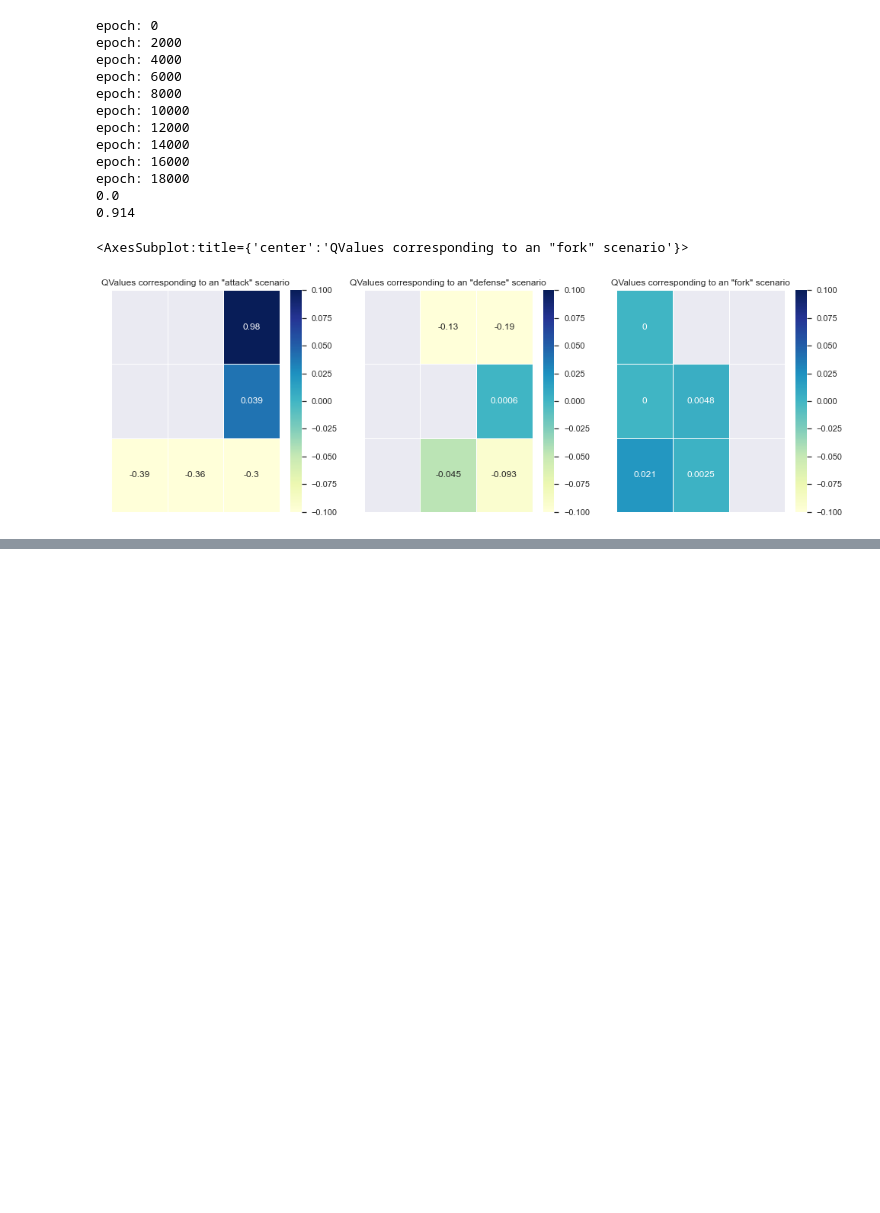
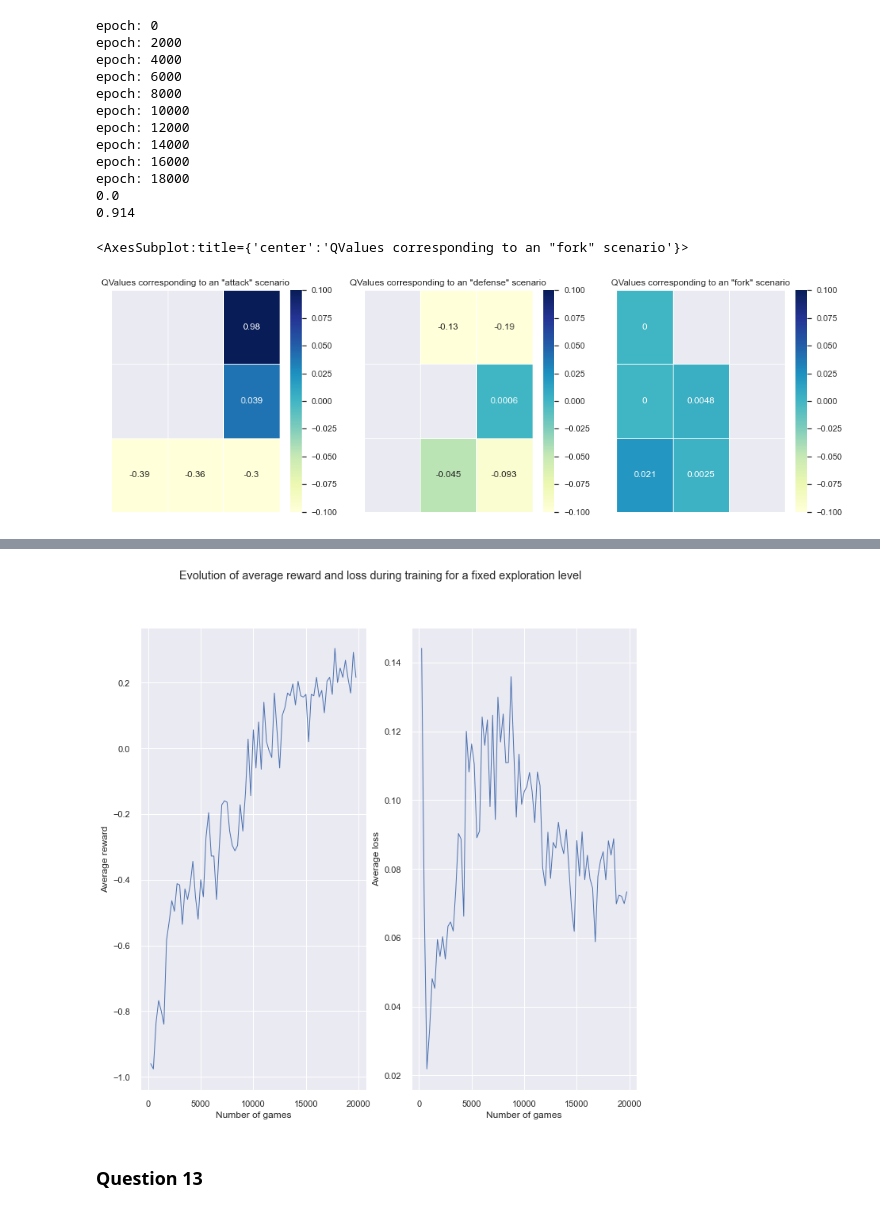
Before and after one commit to henrypapadatos/Reinforcement_Learning_TicTacToe, a Jupyter notebook: Test_file.ipynb, the cells around one changed output, grey strips where cells are left out. Cells and saved outputs as stored; diff of their text form; code cells hidden in the pictures; blank space fills up the shorter version.

```diff
--- a/Test_file.ipynb
+++ b/Test_file.ipynb
@@ -808,0 +997,26 @@ plt.show()
+# %%
+import seaborn as sns
+plt.style.use("seaborn")
+
+# Plot the results
+sns.set()
+
+fig, axes = plt.subplots(1, 2)
+fig.set_figwidth(10)
+fig.set_figheight(10)
+
+x = np.arange(len(recap_rewards12[0]))*250+250
+fig.suptitle('Evolution of average reward and loss during training for a fixed exploration level')
+for recap_reward, exploration_level in zip(recap_rewards12, exploration_levels):
+    #axes[0].title.set_text('Evolution of average reward during training for various exploration level')
+    axes[0].plot(x, recap_reward, label = "exploration_level= "+str(exploration_level), linewidth=1)
+    axes[0].set(xlabel= 'Number of games', ylabel='Average reward')
+
+for recap_loss, exploration_level in zip(recap_loss12, exploration_levels):
+    #axes[1].title.set_text('Evolution of average reward during training for various exploration level')
+    axes[1].plot(x, recap_loss, label = "exploration_level= "+str(exploration_level), linewidth=1)
+    axes[1].set(xlabel= 'Number of games', ylabel='Average loss')
+# %% [output]
+[figure, added]
+# %% [markdown]
+### Question 13
```
Also changed, not shown: parts of 19 cells of this notebook, 2 other files.
